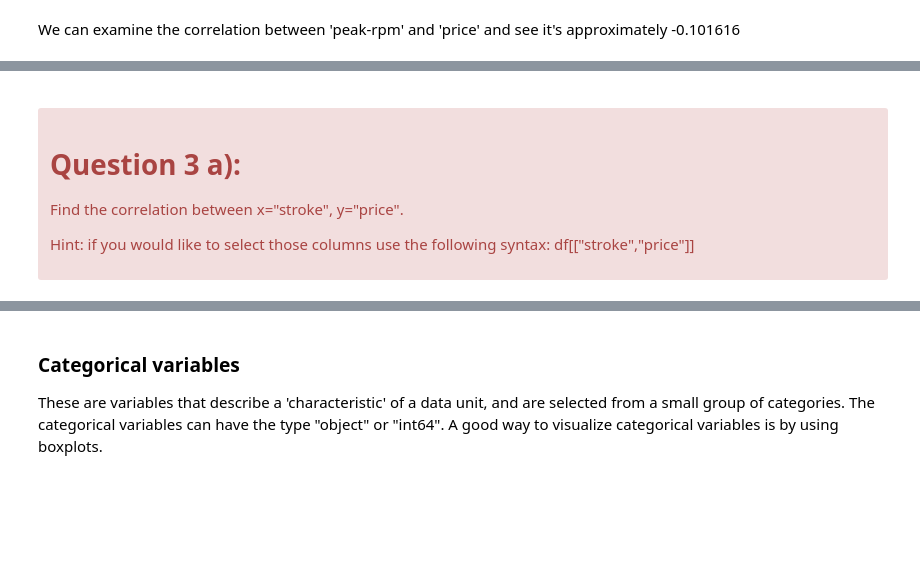
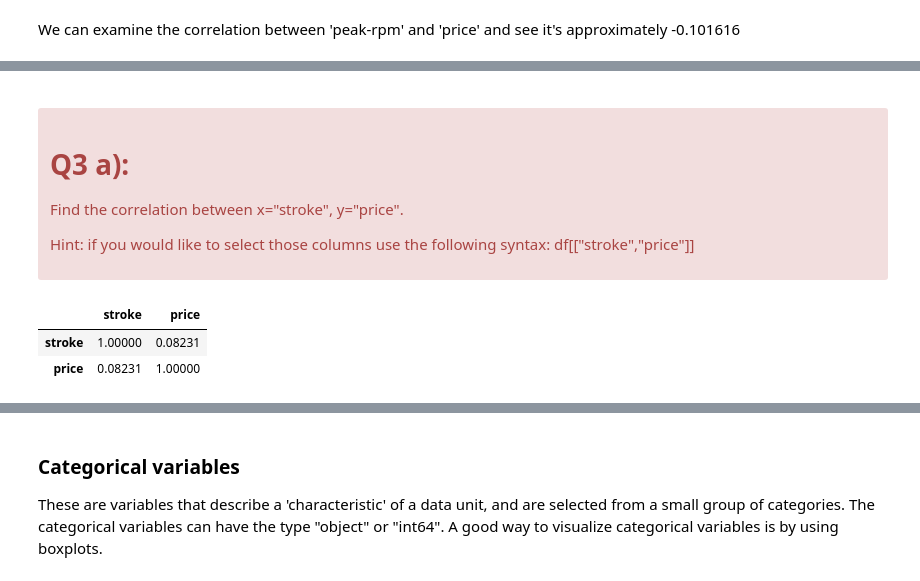
Before and after one commit to mohd-faizy/Data_Analysis_With_Python, a Jupyter notebook: 3_Exploratory_Data_Analysis.ipynb, the cells around one changed output, grey strips where cells are left out. Cells and saved outputs as stored; diff of their text form; code cells hidden in the pictures; blank space fills up the shorter version.

```diff
--- a/3_Exploratory_Data_Analysis.ipynb
+++ b/3_Exploratory_Data_Analysis.ipynb
@@ -141,9 +198,16 @@ df[['peak-rpm','price']].corr()
 # %% [markdown]
  <div class="alert alert-danger alertdanger" style="margin-top: 20px">
-<h1> Question  3 a): </h1>
+<h1> Q3 a): </h1>
 
 <p>Find the correlation  between x="stroke", y="price".</p>
 <p>Hint: if you would like to select those columns  use the following syntax: df[["stroke","price"]]  </p>
 </div>
 # %%
 # Write your code below and press Shift+Enter to execute
+#The correlation is 0.0823, the non-diagonal elements of the table.
+#code:
+df[["stroke","price"]].corr()
+# %% [output]
+|  | stroke | price |
+| stroke | 1.00000 | 0.08231 |
+| price | 0.08231 | 1.00000 |
```
Also changed, not shown: parts of 67 cells of this notebook.
